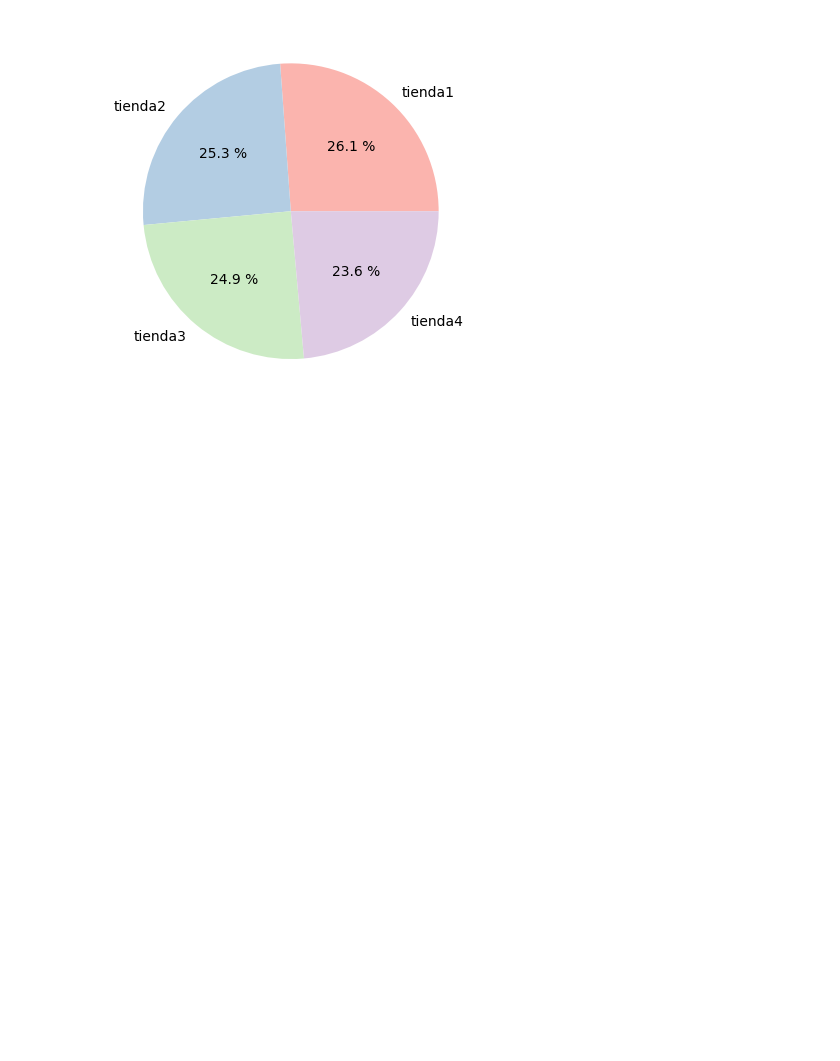
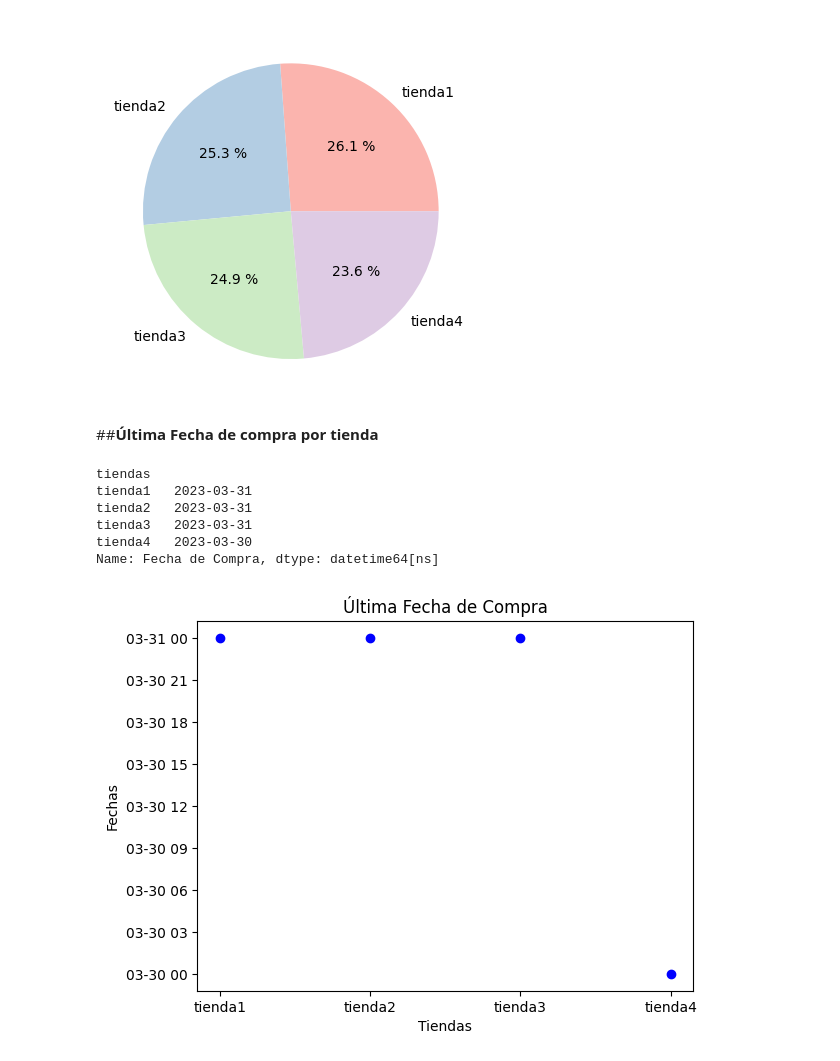
Before and after one commit to Nore-gibhub/Challenge_Alura_Store, a Jupyter notebook: Challenge_Alura_Store.ipynb, the cells around one changed output. Drawn from its saved outputs; the diff is of its cells as text; code cells hidden in the pictures; blank space fills up the shorter version.

```diff
--- a/Challenge_Alura_Store.ipynb
+++ b/Challenge_Alura_Store.ipynb
@@ -234,6 +215,36 @@ plt.pie(B, labels=A, colors=colores_cmap, autopct="%0.1f %%")
 plt.show()
 # %% [output]
 [figure]
+# %% [markdown]
+##**Última Fecha de compra por tienda**
+# %%
+df_total['Fecha de Compra'] = pd.to_datetime(df_total['Fecha de Compra'])
+ultima_venta_por_tienda = df_total.groupby('tiendas')['Fecha de Compra'].max()
+print(ultima_venta_por_tienda)
+print(' ')
+#df_ordenado = df_total.sort_values(by='Fecha de Compra',ascending=False)
+#tiendas_ordenadas_unicas = df_ordenado['tiendat'].unique()
+#print(df_ordenado[['tiendat','Fecha de Compra','Producto']].head())
+
+from matplotlib import pyplot as plt
+x = ultima_venta_por_tienda.index
+y = ultima_venta_por_tienda.values
+fig, ax = plt.subplots()
+
+ax.scatter(x, y, color='blue')
+ax.set_xlabel('Tiendas')
+ax.set_ylabel('Fechas')
+plt.title('Última Fecha de Compra')
+
+plt.show()
+# %% [output]
+tiendas
+tienda1   2023-03-31
+tienda2   2023-03-31
+tienda3   2023-03-31
+tienda4   2023-03-30
+Name: Fecha de Compra, dtype: datetime64[ns]
+[figure, added]
 # %% [markdown]
 #**RECOMENDACIÓN**
 
```
Also changed, not shown: parts of 5 cells of this notebook.
